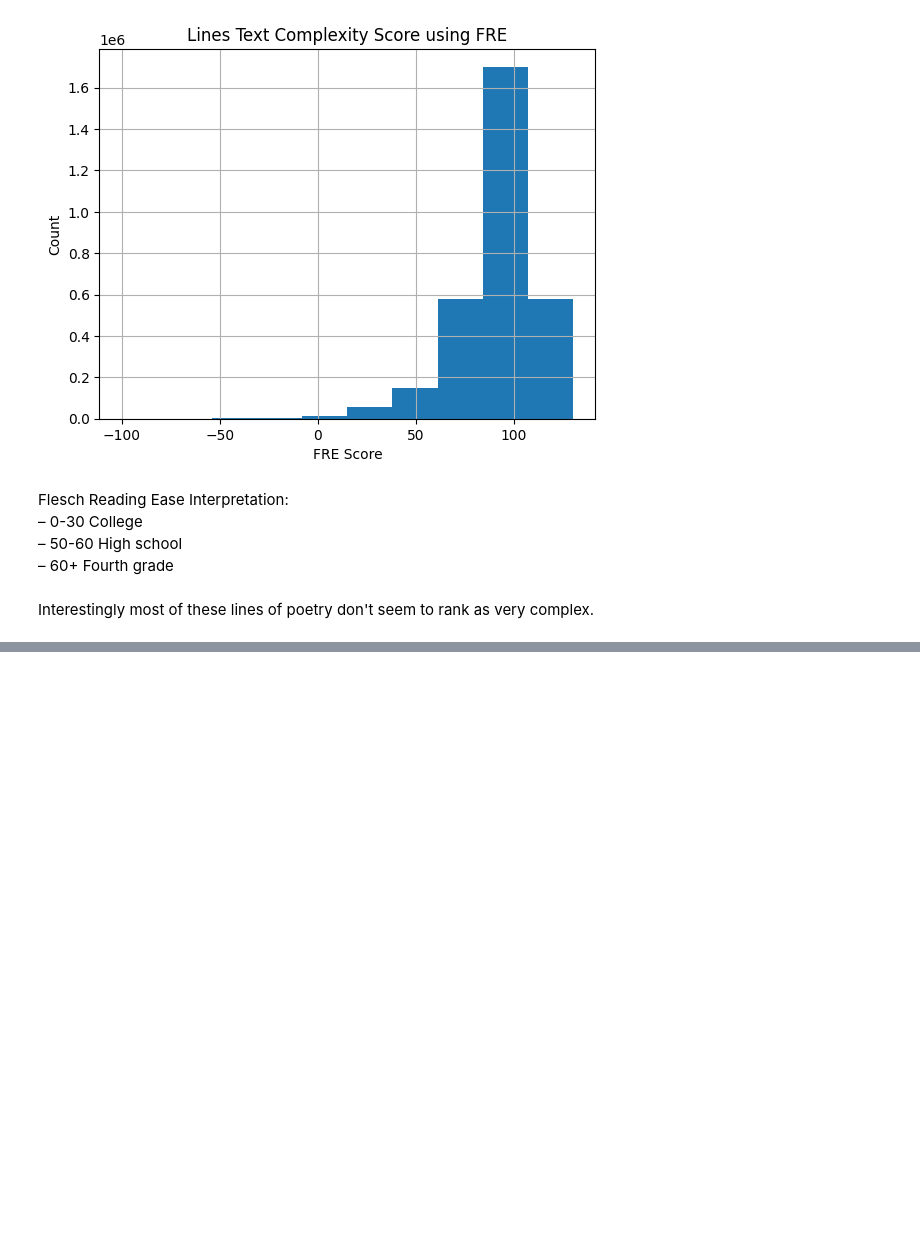
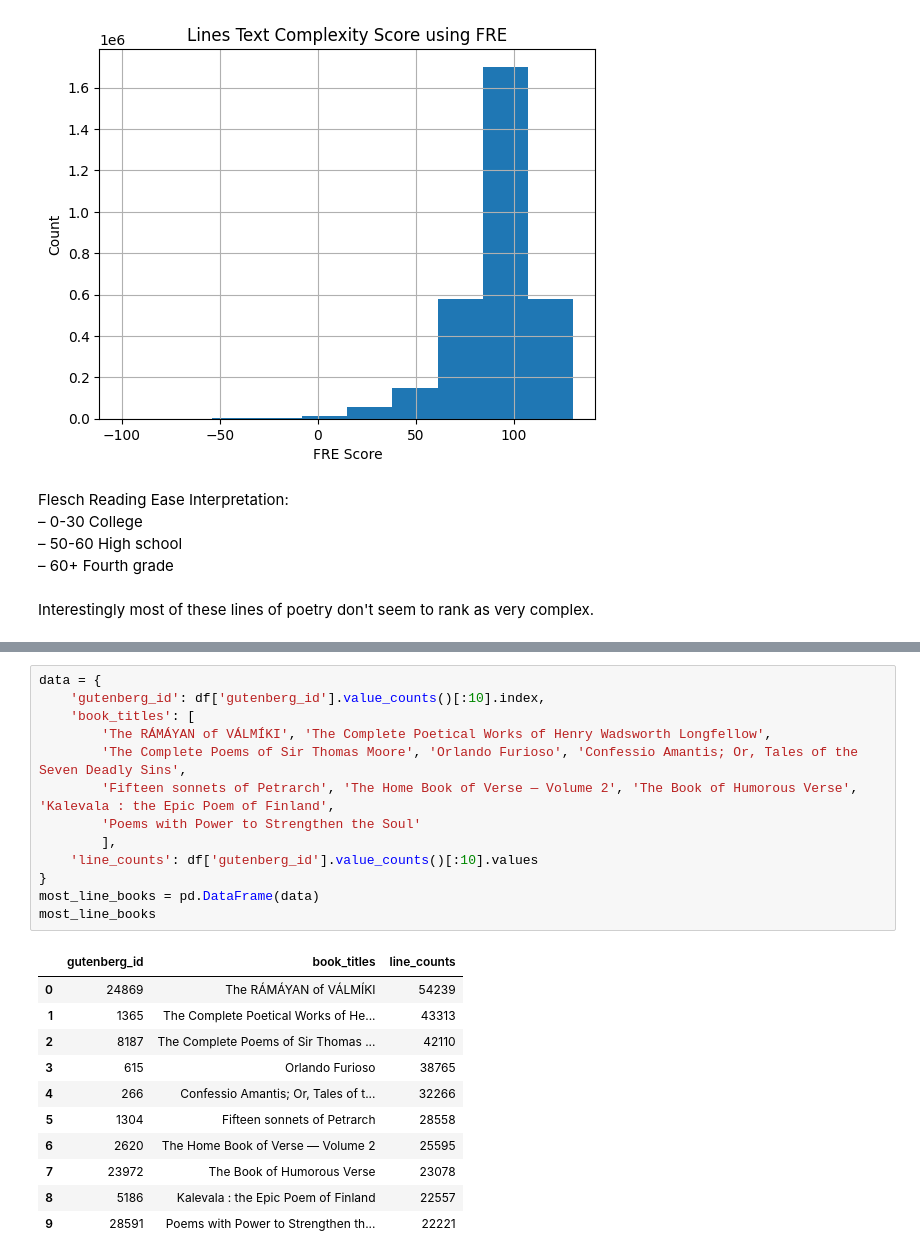
Before and after one commit to ShayneKaiser/cs39aa_project, a Jupyter notebook: poerty_project_part1.ipynb, the cells around one changed output, grey strips where cells are left out. Drawn from its saved outputs; the diff is of its cells as text; blank space fills up the shorter version.

```diff
--- a/poerty_project_part1.ipynb
+++ b/poerty_project_part1.ipynb
@@ -440,0 +454,25 @@ Interestingly most of these lines of poetry don't seem to rank as very complex.
+# %%
+data = {
+    'gutenberg_id': df['gutenberg_id'].value_counts()[:10].index,
+    'book_titles': [
+        'The RÁMÁYAN of VÁLMÍKI', 'The Complete Poetical Works of Henry Wadsworth Longfellow',
+        'The Complete Poems of Sir Thomas Moore', 'Orlando Furioso', 'Confessio Amantis; Or, Tales of the Seven Deadly Sins',
+        'Fifteen sonnets of Petrarch', 'The Home Book of Verse — Volume 2', 'The Book of Humorous Verse', 'Kalevala : the Epic Poem of Finland',
+        'Poems with Power to Strengthen the Soul'
+        ],
+    'line_counts': df['gutenberg_id'].value_counts()[:10].values
+}
+most_line_books = pd.DataFrame(data)
+most_line_books
+# %% [output]
+|  | gutenberg_id | book_titles | line_counts |
+| 0 | 24869 | The RÁMÁYAN of VÁLMÍKI | 54239 |
+| 1 | 1365 | The Complete Poetical Works of He... | 43313 |
+| 2 | 8187 | The Complete Poems of Sir Thomas ... | 42110 |
+| 3 | 615 | Orlando Furioso | 38765 |
+| 4 | 266 | Confessio Amantis; Or, Tales of t... | 32266 |
+| 5 | 1304 | Fifteen sonnets of Petrarch | 28558 |
+| 6 | 2620 | The Home Book of Verse — Volume 2 | 25595 |
+| 7 | 23972 | The Book of Humorous Verse | 23078 |
+| 8 | 5186 | Kalevala : the Epic Poem of Finland | 22557 |
+| 9 | 28591 | Poems with Power to Strengthen th... | 22221 |
```
Also changed, not shown: parts of 4 cells of this notebook, 3 other files.
